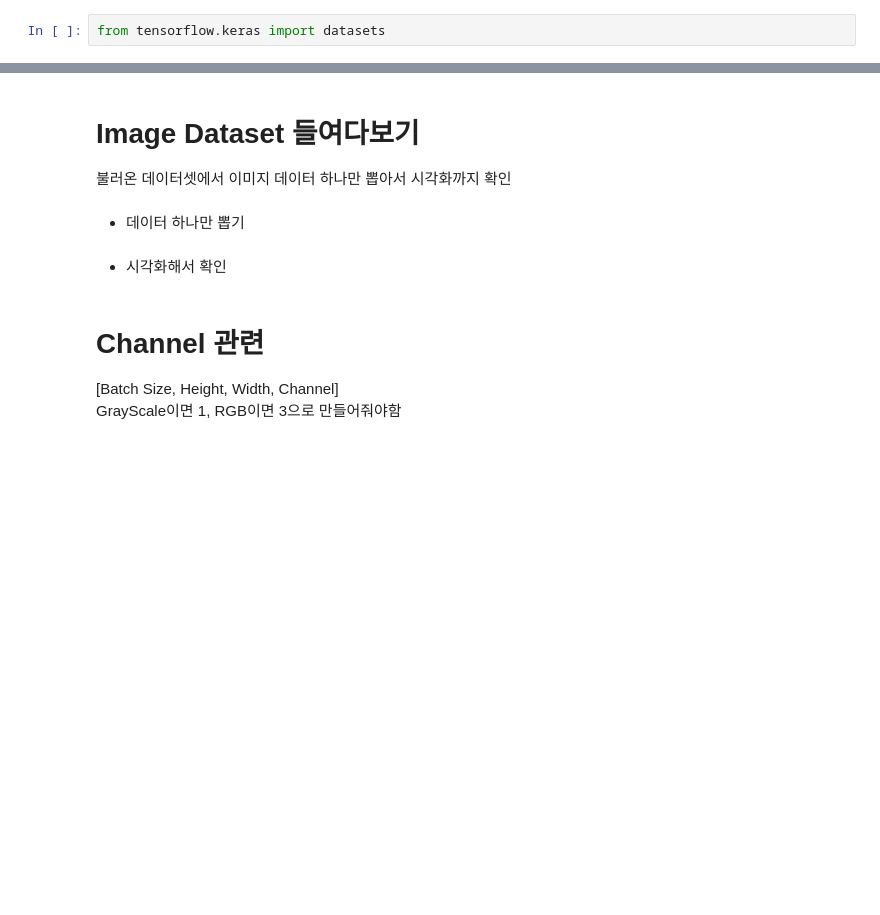
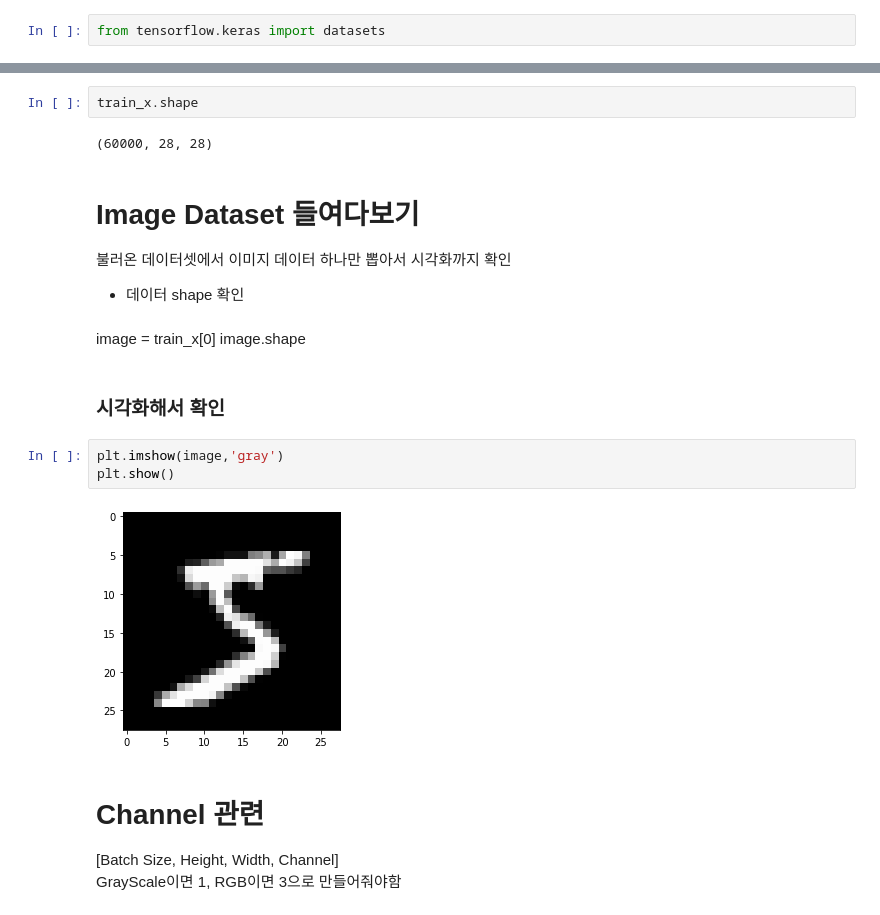
Before and after one commit to yhkim3323/tensorflow_project, a Jupyter notebook: first_project_MNIST.ipynb, the cells around one changed output, grey strips where cells are left out. Drawn from its saved outputs; the diff is of its cells as text; blank space fills up the shorter version.

```diff
--- a/first_project_MNIST.ipynb
+++ b/first_project_MNIST.ipynb
@@ -17,11 +23,23 @@ from tensorflow.keras import datasets
+# %%
+train_x.shape
+# %% [output]
+(60000, 28, 28)
 # %% [markdown]
 # Image Dataset 들여다보기
 
 불러온 데이터셋에서 이미지 데이터 하나만 뽑아서 시각화까지 확인
+
+- 데이터 shape 확인
-# %% [markdown]
-- 데이터 하나만 뽑기
+# %% [markdown]
+image = train_x[0]
+image.shape
 # %% [markdown]
-- 시각화해서 확인
+### 시각화해서 확인
+# %%
+plt.imshow(image,'gray')
+plt.show()
+# %% [output]
+[figure, added]
 # %% [markdown]
 # Channel 관련
 
```
Also changed, not shown: parts of 22 cells of this notebook.
